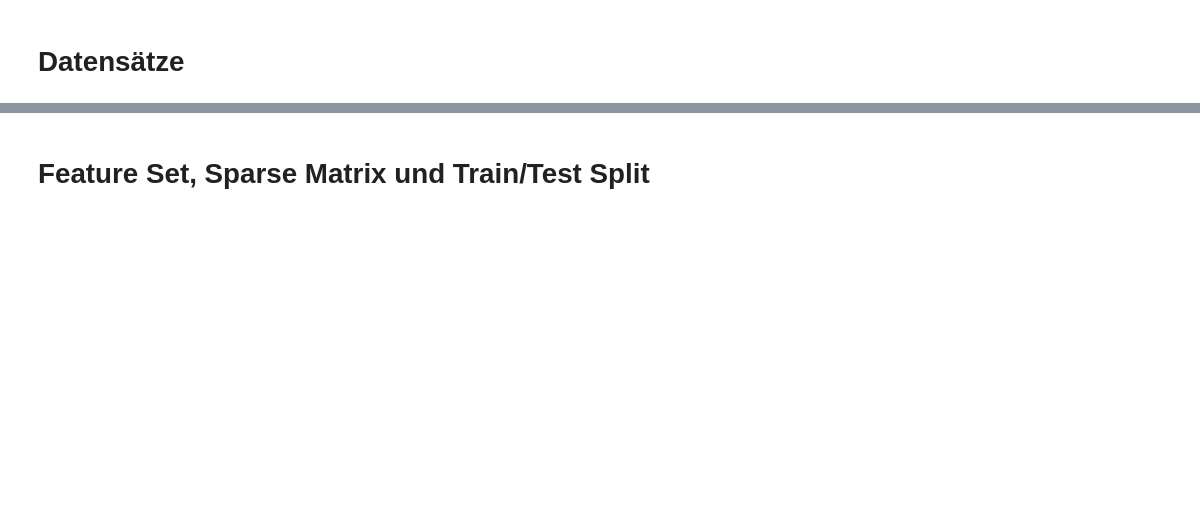
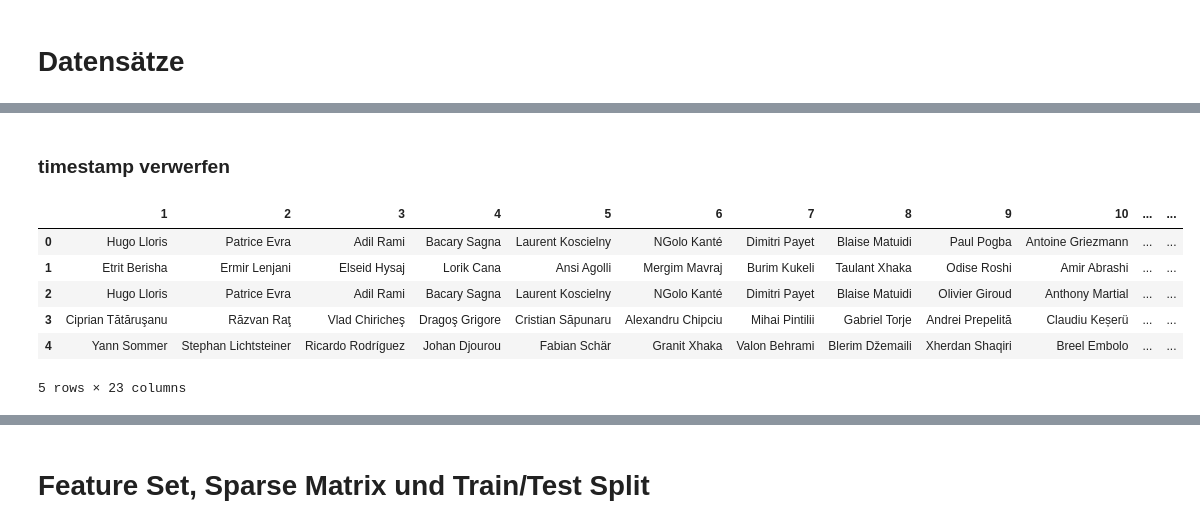
Before and after one commit to nobYsDarling/appliedDataScienceAndMachineLearning, a Jupyter notebook: FIFAWM2018Prediction.ipynb, the cells around one changed output, grey strips where cells are left out. Cells and saved outputs as stored; diff of their text form; code cells hidden in the pictures; blank space fills up the shorter version.

```diff
--- a/FIFAWM2018Prediction.ipynb
+++ b/FIFAWM2018Prediction.ipynb
@@ -31,0 +83,12 @@ fifa_names = pd.read_csv("data/data_names.csv", encoding='utf8', index_col=None,
+# %% [markdown]
+### timestamp verwerfen
+# %%
+fifa_names.drop([0], axis=1).head()
+# %% [output]
+|  | 1 | 2 | 3 | 4 | 5 | 6 | 7 | 8 | 9 | 10 | ... | ... |
+| 0 | Hugo Lloris | Patrice Evra | Adil Rami | Bacary Sagna | Laurent Koscielny | NGolo Kanté | Dimitri Payet | Blaise Matuidi | Paul Pogba | Antoine Griezmann | ... | ... |
+| 1 | Etrit Berisha | Ermir Lenjani | Elseid Hysaj | Lorik Cana | Ansi Agolli | Mergim Mavraj | Burim Kukeli | Taulant Xhaka | Odise Roshi | Amir Abrashi | ... | ... |
+| 2 | Hugo Lloris | Patrice Evra | Adil Rami | Bacary Sagna | Laurent Koscielny | NGolo Kanté | Dimitri Payet | Blaise Matuidi | Olivier Giroud | Anthony Martial | ... | ... |
+| 3 | Ciprian Tătăruşanu | Răzvan Raţ | Vlad Chiricheş | Dragoş Grigore | Cristian Săpunaru | Alexandru Chipciu | Mihai Pintilii | Gabriel Torje | Andrei Prepelită | Claudiu Keșerü | ... | ... |
+| 4 | Yann Sommer | Stephan Lichtsteiner | Ricardo Rodríguez | Johan Djourou | Fabian Schär | Granit Xhaka | Valon Behrami | Blerim Džemaili | Xherdan Shaqiri | Breel Embolo | ... | ... |
+5 rows × 23 columns
```
Also changed, not shown: parts of 61 cells of this notebook, 8 other files.
